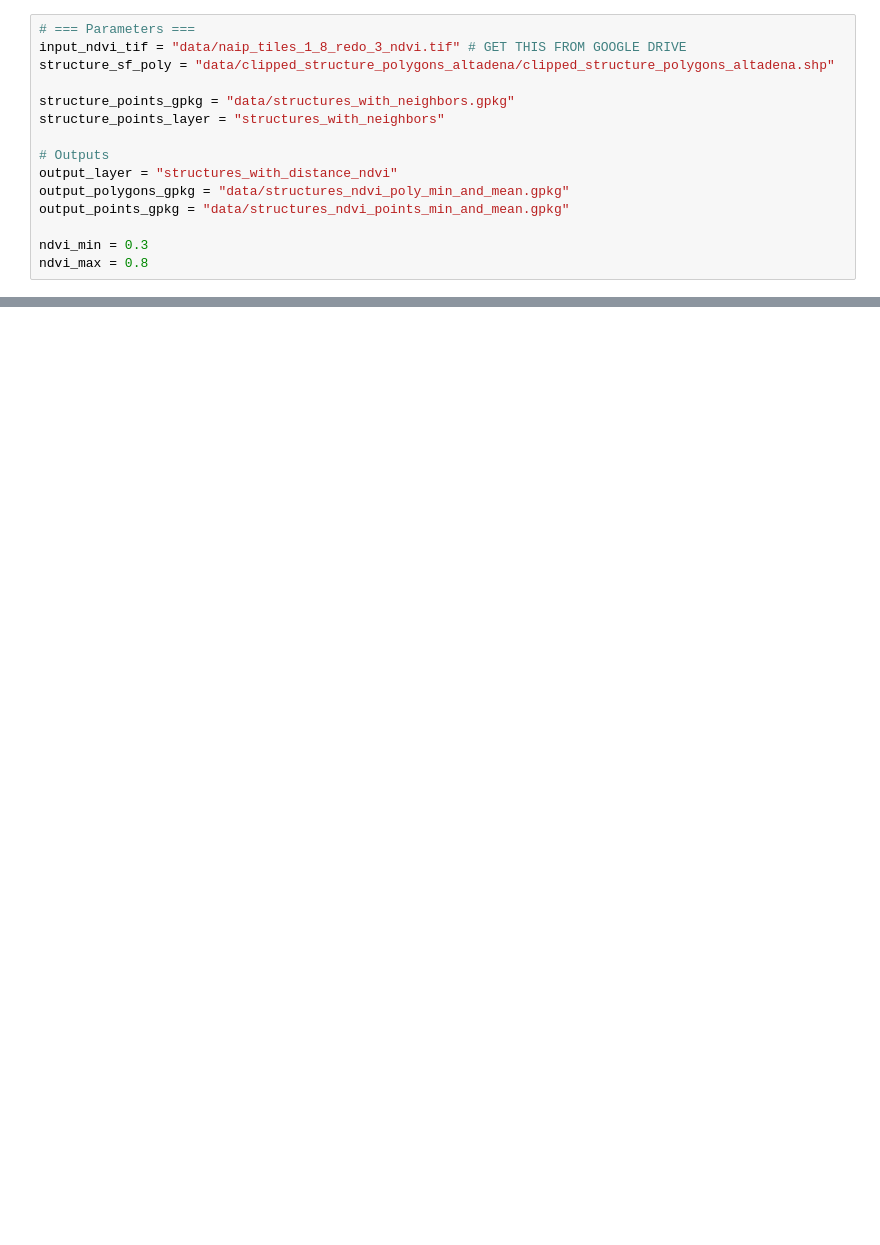
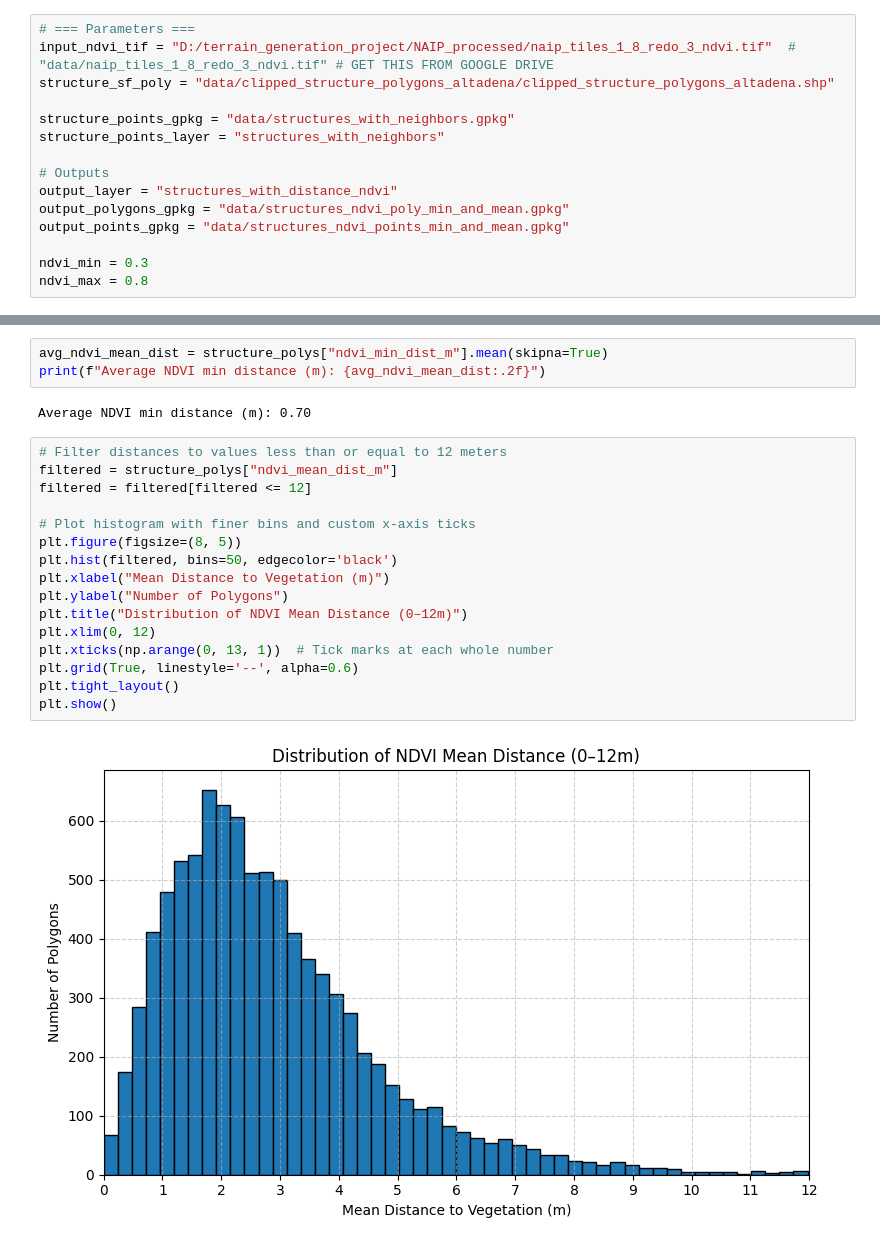
Before and after one commit to natedailey7/eaton-fire-structure-analysis, a Jupyter notebook: dist_to_ndvi_cells.ipynb, the cells around one changed output, grey strips where cells are left out. Saved outputs shown, nothing was run; the diff lists cells and outputs as text; blank space fills up the shorter version.

Commit message:
add figures for presentation

```diff
--- a/dist_to_ndvi_cells.ipynb
+++ b/dist_to_ndvi_cells.ipynb
@@ -9,6 +10,6 @@ from tqdm import tqdm
 # %%
 # === Parameters ===
-input_ndvi_tif = "data/naip_tiles_1_8_redo_3_ndvi.tif" # GET THIS FROM GOOGLE DRIVE
+input_ndvi_tif = "D:/terrain_generation_project/NAIP_processed/naip_tiles_1_8_redo_3_ndvi.tif"  # "data/naip_tiles_1_8_redo_3_ndvi.tif" # GET THIS FROM GOOGLE DRIVE
 structure_sf_poly = "data/clipped_structure_polygons_altadena/clipped_structure_polygons_altadena.shp"
 
 structure_points_gpkg = "data/structures_with_neighbors.gpkg"
@@ -171,0 +185,23 @@ Done.
+# %%
+avg_ndvi_mean_dist = structure_polys["ndvi_min_dist_m"].mean(skipna=True)
+print(f"Average NDVI min distance (m): {avg_ndvi_mean_dist:.2f}")
+# %% [output]
+Average NDVI min distance (m): 0.70
+# %%
+# Filter distances to values less than or equal to 12 meters
+filtered = structure_polys["ndvi_mean_dist_m"]
+filtered = filtered[filtered <= 12]
+
+# Plot histogram with finer bins and custom x-axis ticks
+plt.figure(figsize=(8, 5))
+plt.hist(filtered, bins=50, edgecolor='black')
+plt.xlabel("Mean Distance to Vegetation (m)")
+plt.ylabel("Number of Polygons")
+plt.title("Distribution of NDVI Mean Distance (0–12m)")
+plt.xlim(0, 12)
+plt.xticks(np.arange(0, 13, 1))  # Tick marks at each whole number
+plt.grid(True, linestyle='--', alpha=0.6)
+plt.tight_layout()
+plt.show()
+# %% [output]
+[figure, added]
```
Also changed, not shown: parts of 9 cells of this notebook, 2 other files.
